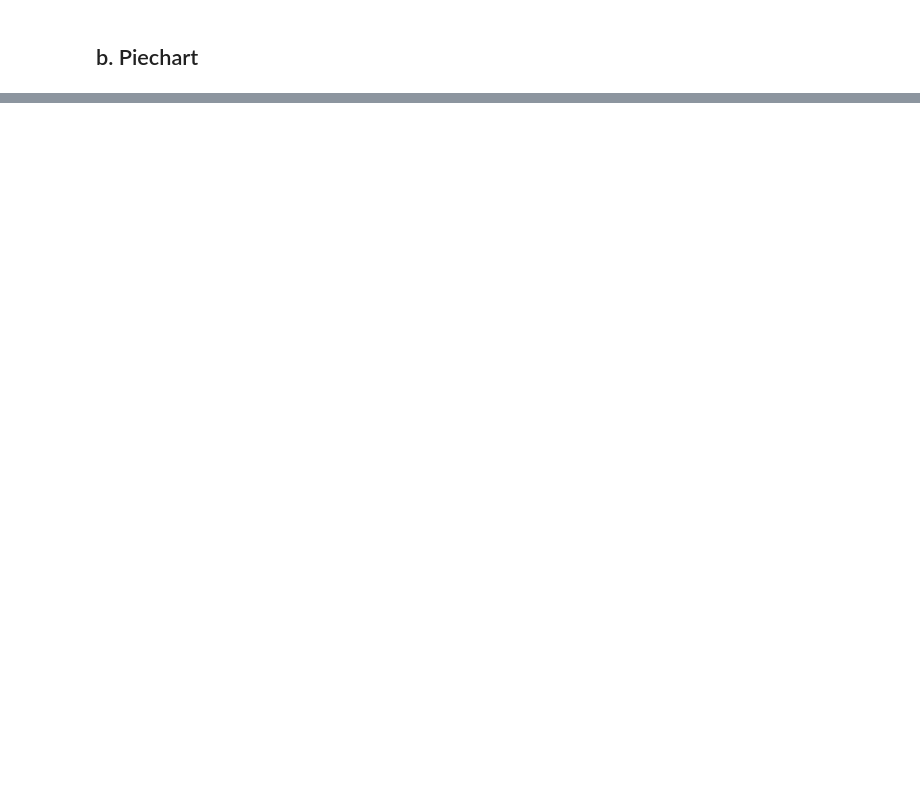
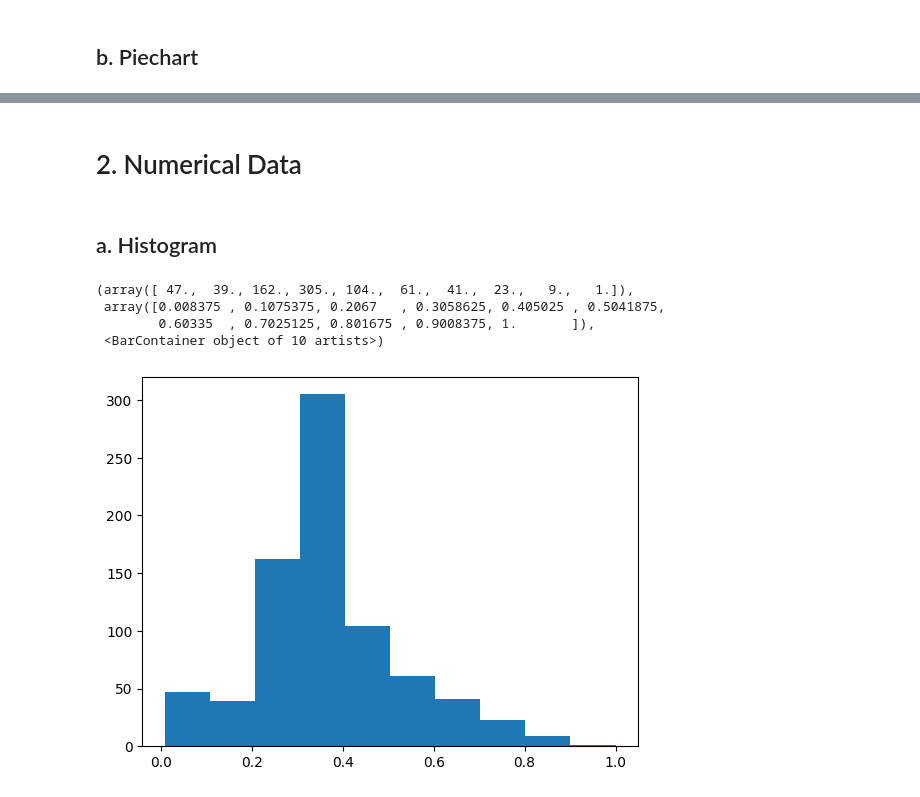
Before and after one commit to mohIITech/learning_machine_learning, a Jupyter notebook: JupyterNotebooks/MachineLearning/Exploratory Data Analysis (EDA)/univariate_analysis.ipynb, the cells around one changed output, grey strips where cells are left out. Saved outputs shown, nothing was run; the diff lists cells and outputs as text; code cells hidden in the pictures; blank space fills up the shorter version.

```diff
--- a/JupyterNotebooks/MachineLearning/Exploratory Data Analysis (EDA)/univariate_analysis.ipynb
+++ b/JupyterNotebooks/MachineLearning/Exploratory Data Analysis (EDA)/univariate_analysis.ipynb
@@ -36,0 +67,13 @@ sns.countplot(df['Age'])
+# %% [markdown]
+# 2. Numerical Data
+# %% [markdown]
+## a. Histogram
+# %%
+import matplotlib.pyplot as plt
+plt.hist(df['Age'])
+# %% [output]
+(array([ 47.,  39., 162., 305., 104.,  61.,  41.,  23.,   9.,   1.]),
+ array([0.008375 , 0.1075375, 0.2067   , 0.3058625, 0.405025 , 0.5041875,
+        0.60335  , 0.7025125, 0.801675 , 0.9008375, 1.       ]),
+ <BarContainer object of 10 artists>)
+[figure, added]
```
Also changed, not shown: parts of 9 cells of this notebook, 4 other files.
